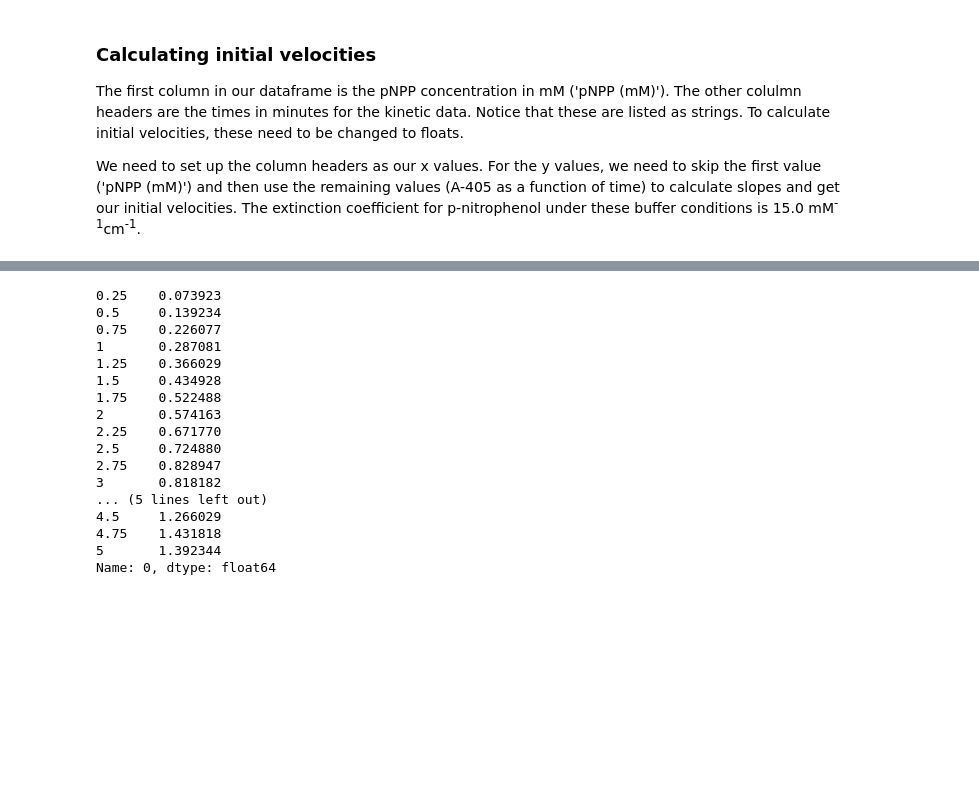
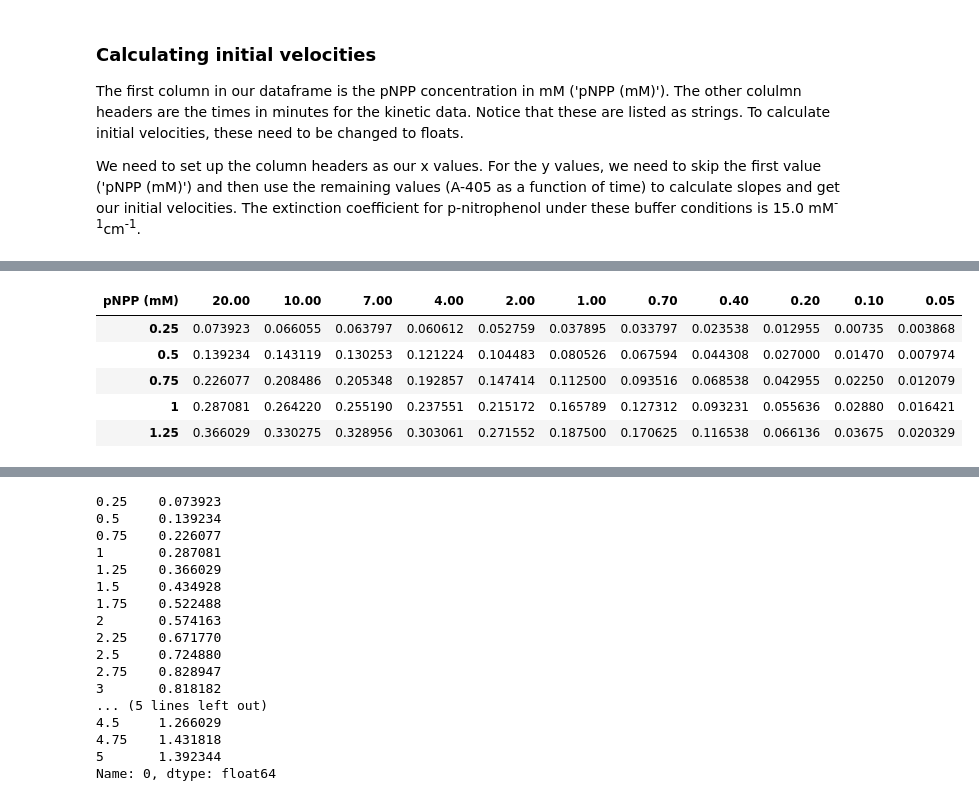
Before and after one commit to MolSSI-Education/python-scripting-biochemistry, a Jupyter notebook: biochemist-python/chapters/Nonlinear Curve Fitting Part 1.ipynb, the cells around one changed output, grey strips where cells are left out. Cells and saved outputs as stored; diff of their text form; code cells hidden in the pictures; blank space fills up the shorter version.

```diff
--- a/biochemist-python/chapters/Nonlinear Curve Fitting Part 1.ipynb
+++ b/biochemist-python/chapters/Nonlinear Curve Fitting Part 1.ipynb
@@ -100,0 +107,11 @@ We need to set up the column headers as our x values. For the y values, we need
+# %%
+# Transpose to get columns as rows
+AP_kinetics_df_transpose = AP_kinetics_df.T
+AP_kinetics_df_transpose.head()
+# %% [output]
+| pNPP (mM) | 20.00 | 10.00 | 7.00 | 4.00 | 2.00 | 1.00 | 0.70 | 0.40 | 0.20 | 0.10 | 0.05 |
+| 0.25 | 0.073923 | 0.066055 | 0.063797 | 0.060612 | 0.052759 | 0.037895 | 0.033797 | 0.023538 | 0.012955 | 0.00735 | 0.003868 |
+| 0.5 | 0.139234 | 0.143119 | 0.130253 | 0.121224 | 0.104483 | 0.080526 | 0.067594 | 0.044308 | 0.027000 | 0.01470 | 0.007974 |
+| 0.75 | 0.226077 | 0.208486 | 0.205348 | 0.192857 | 0.147414 | 0.112500 | 0.093516 | 0.068538 | 0.042955 | 0.02250 | 0.012079 |
+| 1 | 0.287081 | 0.264220 | 0.255190 | 0.237551 | 0.215172 | 0.165789 | 0.127312 | 0.093231 | 0.055636 | 0.02880 | 0.016421 |
+| 1.25 | 0.366029 | 0.330275 | 0.328956 | 0.303061 | 0.271552 | 0.187500 | 0.170625 | 0.116538 | 0.066136 | 0.03675 | 0.020329 |
```
Also changed, not shown: parts of 19 cells of this notebook.
